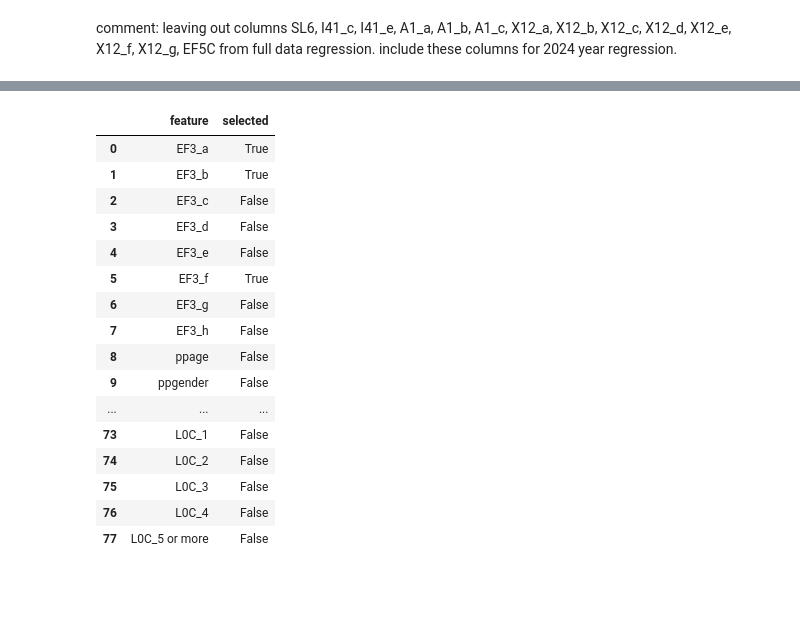
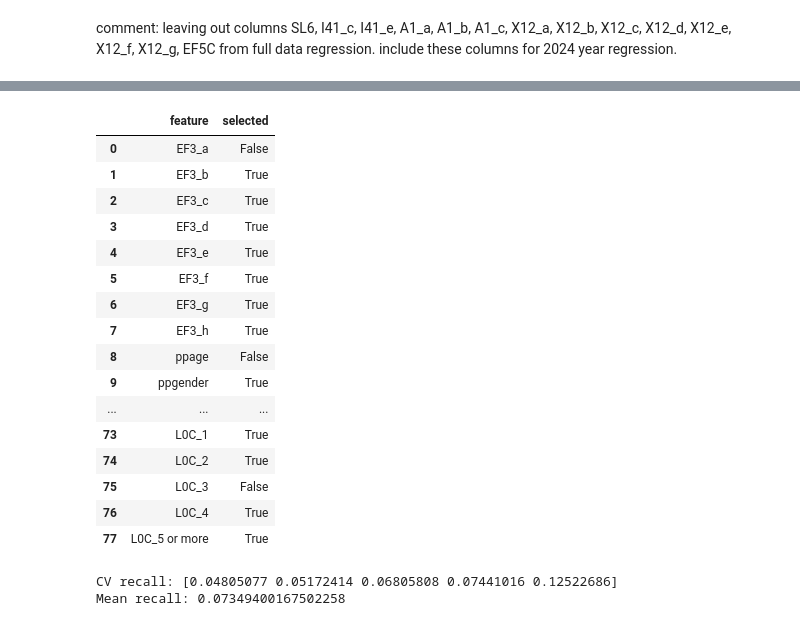
Before and after one commit to mw1296/DSAN5300, a Jupyter notebook: dsan5300_group1_final_project/code.ipynb, the cells around one changed output, grey strips where cells are left out. Drawn from its saved outputs; the diff is of its cells as text; code cells hidden in the pictures; blank space fills up the shorter version.

```diff
--- a/dsan5300_group1_final_project/code.ipynb
+++ b/dsan5300_group1_final_project/code.ipynb
@@ -758,0 +724,15 @@ Index(['EF3_a', 'EF3_b', 'EF3_f', 'C4A_Most or all of the time',
+# %%
+BNPL1_logit_model = LogisticRegression(max_iter=1000)
+
+rfecv = RFECV(
+    estimator=BNPL1_logit_model,
+    step=1,
+    cv=StratifiedKFold(5),
+    scoring="recall"
+)
+
+rfecv.fit(X, y)
+
+selected_features = X.columns[rfecv.support_]
+print(selected_features)
+print("Optimal number of features:", rfecv.n_features_)
@@ -759,24 +757,43 @@ Index(['EF3_a', 'EF3_b', 'EF3_f', 'C4A_Most or all of the time',
 # %%
 # view columns selection
 pd.DataFrame({
     "feature": X.columns,
-    "selected": sfs.get_support()
+    "selected": rfecv.support_
 })
 # %% [output]
 |  | feature | selected |
-| 0 | EF3_a | True |
+| 0 | EF3_a | False |
 | 1 | EF3_b | True |
-| 2 | EF3_c | False |
-| 3 | EF3_d | False |
-| 4 | EF3_e | False |
+| 2 | EF3_c | True |
+| 3 | EF3_d | True |
+| 4 | EF3_e | True |
 | 5 | EF3_f | True |
-| 6 | EF3_g | False |
-| 7 | EF3_h | False |
+| 6 | EF3_g | True |
+| 7 | EF3_h | True |
 | 8 | ppage | False |
-| 9 | ppgender | False |
+| 9 | ppgender | True |
 | ... | ... | ... |
-| 73 | L0C_1 | False |
-| 74 | L0C_2 | False |
+| 73 | L0C_1 | True |
+| 74 | L0C_2 | True |
 | 75 | L0C_3 | False |
-| 76 | L0C_4 | False |
-| 77 | L0C_5 or more | False |
+| 76 | L0C_4 | True |
+| 77 | L0C_5 or more | True |
+# %%
+# a glimpse of accuracy
+from sklearn.model_selection import cross_val_score
+
+X_selected = X[selected_features]
+
+scores = cross_val_score(
+    BNPL1_logit_model,
+    X_selected,
+    y,
+    cv=5,
+    scoring='recall'
+)
+
+print("CV recall:", scores)
+print("Mean recall:", scores.mean())
+# %% [output]
+CV recall: [0.04805077 0.05172414 0.06805808 0.07441016 0.12522686]
+Mean recall: 0.07349400167502258
```
Also changed, not shown: parts of 14 cells of this notebook, 1 other file.
